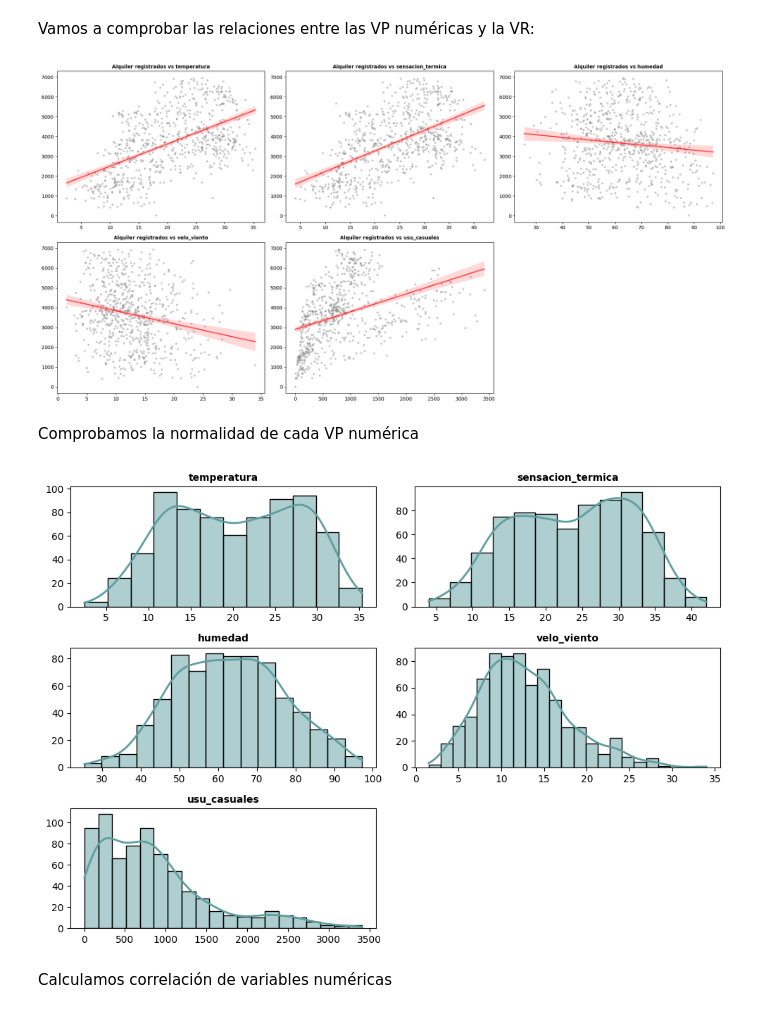
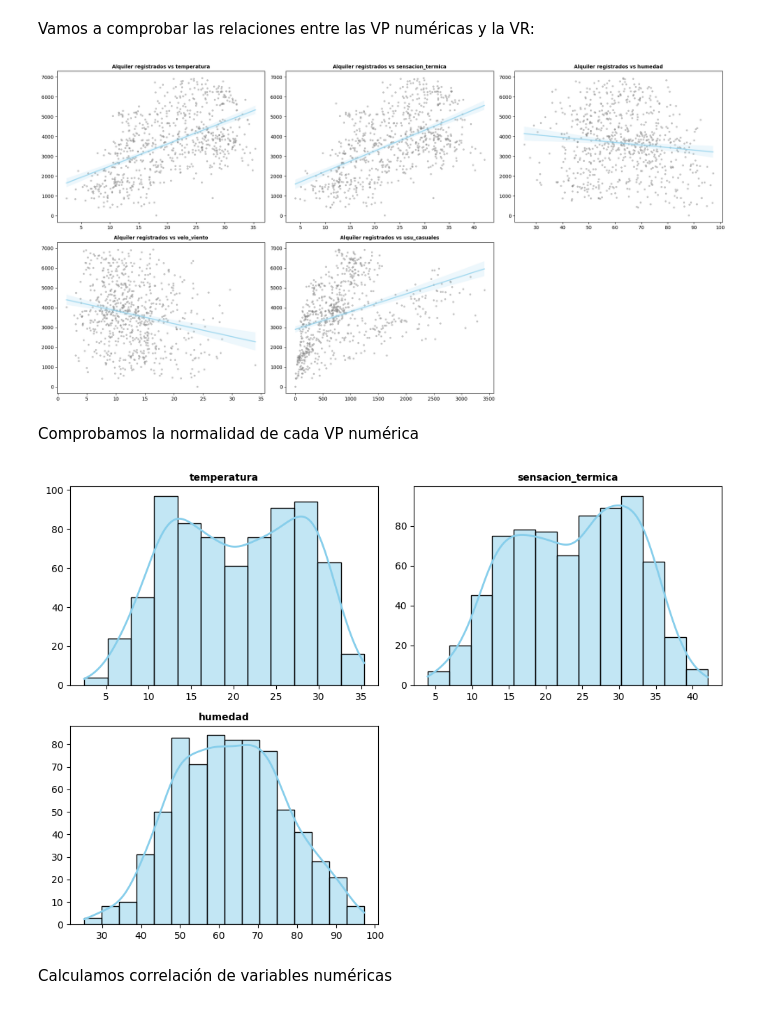
Before and after one commit to GriselleAlanis/project-da-promoE-module3-team1, a Jupyter notebook: Modelo_1_registrados/Visualizaciones_reg.ipynb, the cells around one changed output. Cells and saved outputs as stored; diff of their text form; code cells hidden in the pictures.

```diff
--- a/Modelo_1_registrados/Visualizaciones_reg.ipynb
+++ b/Modelo_1_registrados/Visualizaciones_reg.ipynb
@@ -47,7 +47,7 @@ for i, colum in enumerate(columnas_numeric):
         color = "gray",
         marker = ".",
         scatter_kws = {"alpha": 0.4},
-        line_kws = {"color": "red", "alpha": 0.7 },
+        line_kws = {"color": "skyblue", "alpha": 0.7 },
         ax = axes[i])
 
     axes[i].set_title(f"Alquiler registrados vs {colum}", fontsize = 10, fontweight = "bold")
@@ -55,34 +55,36 @@ for i, colum in enumerate(columnas_numeric):
     axes[i].set_ylabel("")
 
 fig.tight_layout()
-fig.delaxes(axes[-1]);
+fig.delaxes(axes[-1])
+plt.savefig("../img/distribucion_numericas_registrados.png");
 # %% [output]
-[figure, old version]
+[figure, new version]
 # %% [markdown]
 Comprobamos la normalidad de cada VP numérica
 # %%
-fig, axes = plt.subplots(nrows = 3, ncols = 2, figsize = (10, 7))
+fig, axes = plt.subplots(nrows = 2, ncols = 2, figsize = (10, 7))
 axes = axes.flat
 
 num = df.select_dtypes(include = np.number).columns
-num = num.drop("usu_registrados")
+num = num.drop(["usu_registrados", "usu_casuales"])
 
 for i, colum in enumerate(num):
     sns.histplot(
         data = df,
         x = colum,
         kde = True,
-        color = "cadetblue",
+        color = "skyblue",
         line_kws = {"linewidth": 2},
         alpha = 0.5,
         ax = axes[i])
     axes[i].set_title(colum, fontsize = 10, fontweight = "bold")
     axes[i].set_xlabel("")
     axes[i].set_ylabel("")
     fig.tight_layout()
-fig.delaxes(axes[-1]);
+fig.delaxes(axes[-1])
+plt.savefig("../img/distribucion_numericas.png");
 # %% [output]
-[figure, old version]
+[figure, new version]
 # %% [markdown]
 Calculamos correlación de variables numéricas
 # %%
```
Also changed, not shown: parts of 5 cells of this notebook, 25 other files.
